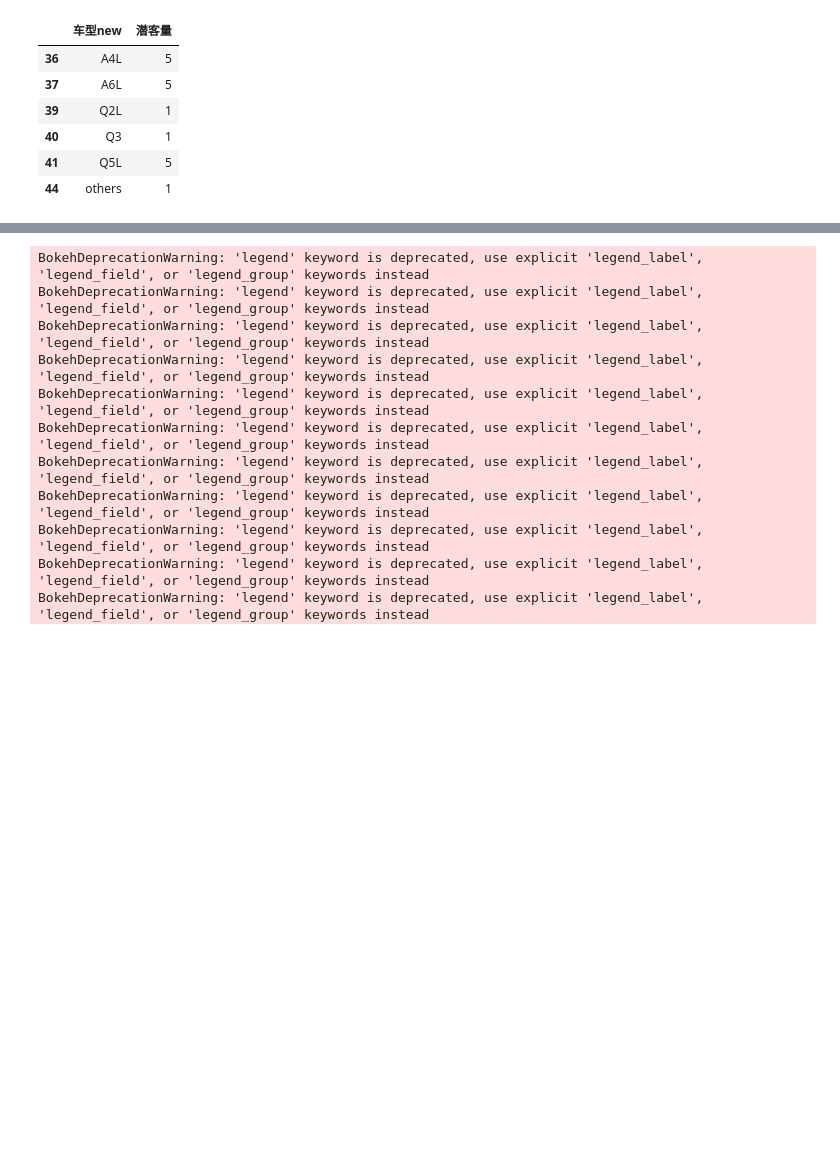
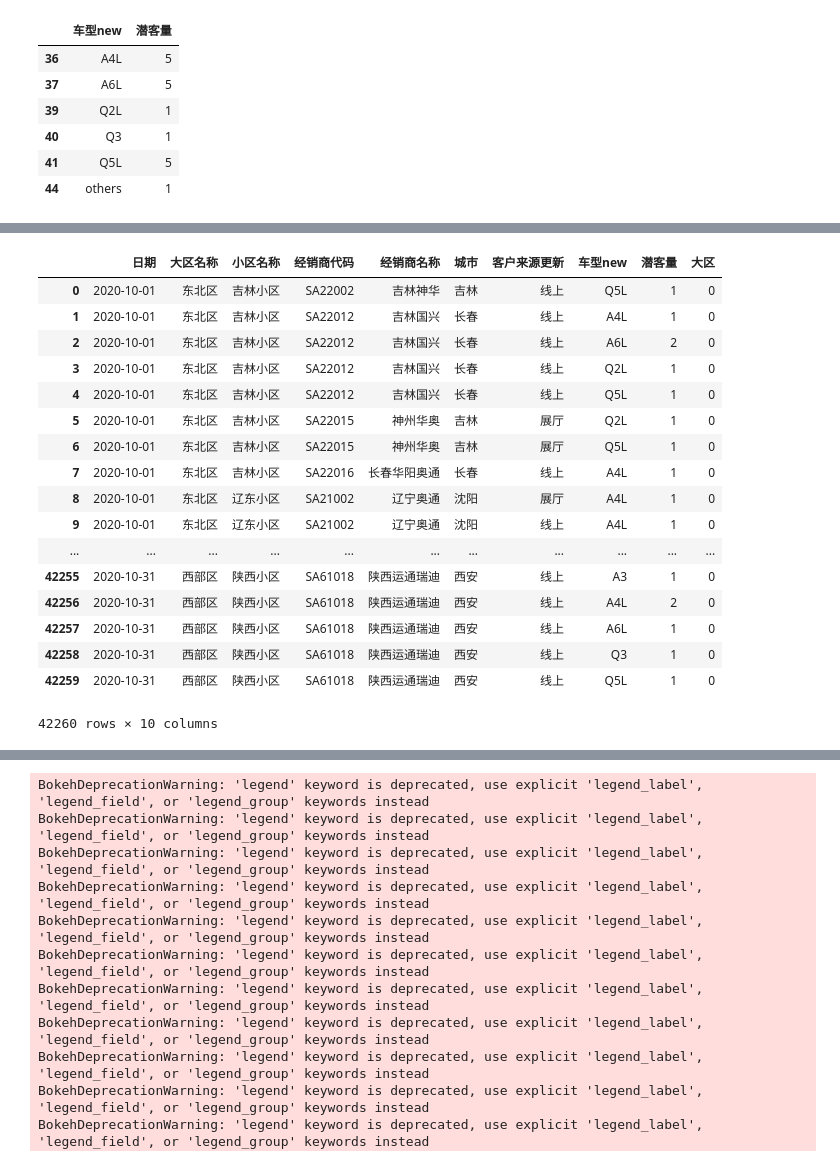
Before and after one commit to orinbai/notebook, a Jupyter notebook: missval.ipynb, the cells around one changed output, grey strips where cells are left out. Cells and saved outputs as stored; diff of their text form; code cells hidden in the pictures; blank space fills up the shorter version.

```diff
--- a/missval.ipynb
+++ b/missval.ipynb
@@ -399,0 +532,21 @@ dataBYday[(dataBYday['经销商代码']=='SA22015')&(dataBYday['客户来源更
+# %%
+dataMiss.groupby(['日期', '大区名称', '小区名称', '经销商代码', '经销商名称', '城市', '客户来源更新', '车型new']).sum().reset_index()
+# %% [output]
+|  | 日期 | 大区名称 | 小区名称 | 经销商代码 | 经销商名称 | 城市 | 客户来源更新 | 车型new | 潜客量 | 大区 |
+| 0 | 2020-10-01 | 东北区 | 吉林小区 | SA22002 | 吉林神华 | 吉林 | 线上 | Q5L | 1 | 0 |
+| 1 | 2020-10-01 | 东北区 | 吉林小区 | SA22012 | 吉林国兴 | 长春 | 线上 | A4L | 1 | 0 |
+| 2 | 2020-10-01 | 东北区 | 吉林小区 | SA22012 | 吉林国兴 | 长春 | 线上 | A6L | 2 | 0 |
+| 3 | 2020-10-01 | 东北区 | 吉林小区 | SA22012 | 吉林国兴 | 长春 | 线上 | Q2L | 1 | 0 |
+| 4 | 2020-10-01 | 东北区 | 吉林小区 | SA22012 | 吉林国兴 | 长春 | 线上 | Q5L | 1 | 0 |
+| 5 | 2020-10-01 | 东北区 | 吉林小区 | SA22015 | 神州华奥 | 吉林 | 展厅 | Q2L | 1 | 0 |
+| 6 | 2020-10-01 | 东北区 | 吉林小区 | SA22015 | 神州华奥 | 吉林 | 展厅 | Q5L | 1 | 0 |
+| 7 | 2020-10-01 | 东北区 | 吉林小区 | SA22016 | 长春华阳奥通 | 长春 | 线上 | A4L | 1 | 0 |
+| 8 | 2020-10-01 | 东北区 | 辽东小区 | SA21002 | 辽宁奥通 | 沈阳 | 展厅 | A4L | 1 | 0 |
+| 9 | 2020-10-01 | 东北区 | 辽东小区 | SA21002 | 辽宁奥通 | 沈阳 | 线上 | A4L | 1 | 0 |
+| ... | ... | ... | ... | ... | ... | ... | ... | ... | ... | ... |
+| 42255 | 2020-10-31 | 西部区 | 陕西小区 | SA61018 | 陕西运通瑞迪 | 西安 | 线上 | A3 | 1 | 0 |
+| 42256 | 2020-10-31 | 西部区 | 陕西小区 | SA61018 | 陕西运通瑞迪 | 西安 | 线上 | A4L | 2 | 0 |
+| 42257 | 2020-10-31 | 西部区 | 陕西小区 | SA61018 | 陕西运通瑞迪 | 西安 | 线上 | A6L | 1 | 0 |
+| 42258 | 2020-10-31 | 西部区 | 陕西小区 | SA61018 | 陕西运通瑞迪 | 西安 | 线上 | Q3 | 1 | 0 |
+| 42259 | 2020-10-31 | 西部区 | 陕西小区 | SA61018 | 陕西运通瑞迪 | 西安 | 线上 | Q5L | 1 | 0 |
+42260 rows × 10 columns
```
Also changed, not shown: parts of 24 cells of this notebook.
